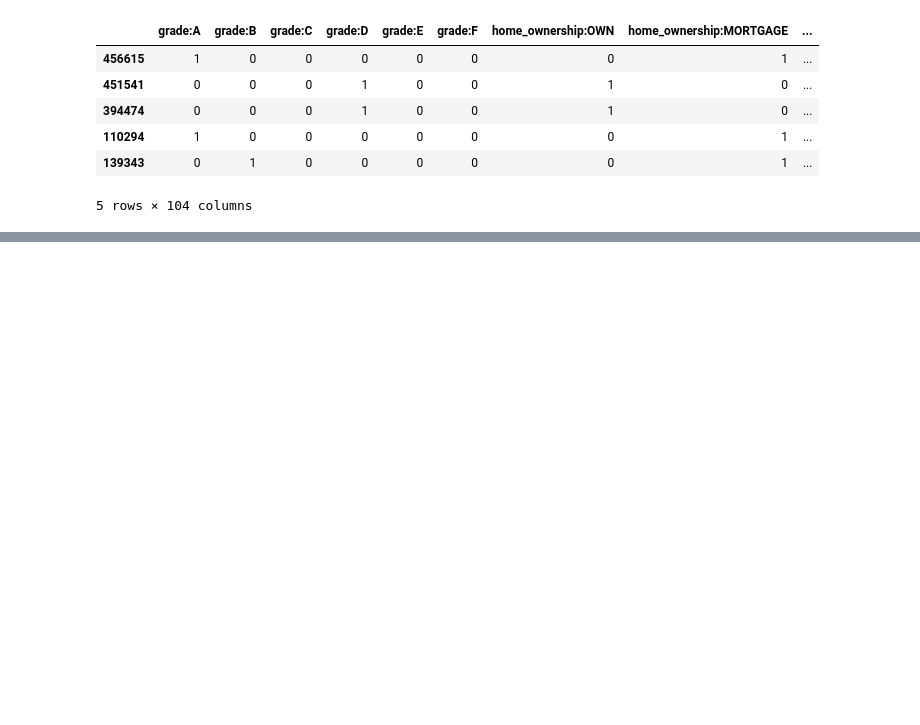
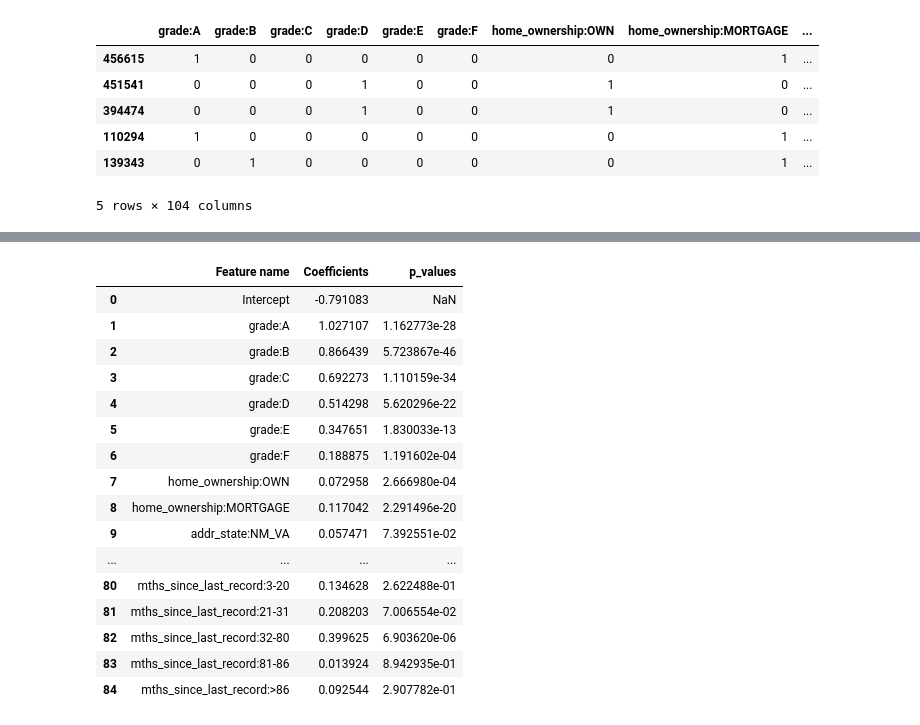
Before and after one commit to Lindah-Kima/credit_risk_modelling_python, a Jupyter notebook: PD_model_estimation.ipynb, the cells around one changed output, grey strips where cells are left out. Saved outputs shown, nothing was run; the diff lists cells and outputs as text; code cells hidden in the pictures; blank space fills up the shorter version.

```diff
--- a/PD_model_estimation.ipynb
+++ b/PD_model_estimation.ipynb
@@ -270,0 +597,3 @@ inputs_train.head()
+# %%
+inputs_train = inputs_train_with_ref_cat.drop(ref_categories, axis = 1)
+inputs_train.head()
@@ -270,0 +608,14 @@ inputs_train.head()
+# %%
+# Here we run a new model.
+reg2 = LogisticRegression_with_p_values()
+reg2.fit(inputs_train, loan_data_target_train)
+# %%
+feature_name = inputs_train.columns.values
+# %%
+# Same as above.
+summary_table = pd.DataFrame(columns = ['Feature name'], data = feature_name)
+summary_table['Coefficients'] = np.transpose(reg2.coef_)
+summary_table.index = summary_table.index + 1
+summary_table.loc[0] = ['Intercept', reg2.intercept_[0]]
+summary_table = summary_table.sort_index()
+summary_table
@@ -270,0 +640,25 @@ inputs_train.head()
+# %%
+# We add the 'p_values' here, just as we did before.
+p_values = reg2.p_values
+p_values = np.append(np.nan,np.array(p_values))
+summary_table['p_values'] = p_values
+summary_table
+# Here we get the results for our final PD model.
+# %% [output]
+|  | Feature name | Coefficients | p_values |
+| 0 | Intercept | -0.791083 | NaN |
+| 1 | grade:A | 1.027107 | 1.162773e-28 |
+| 2 | grade:B | 0.866439 | 5.723867e-46 |
+| 3 | grade:C | 0.692273 | 1.110159e-34 |
+| 4 | grade:D | 0.514298 | 5.620296e-22 |
+| 5 | grade:E | 0.347651 | 1.830033e-13 |
+| 6 | grade:F | 0.188875 | 1.191602e-04 |
+| 7 | home_ownership:OWN | 0.072958 | 2.666980e-04 |
+| 8 | home_ownership:MORTGAGE | 0.117042 | 2.291496e-20 |
+| 9 | addr_state:NM_VA | 0.057471 | 7.392551e-02 |
+| ... | ... | ... | ... |
+| 80 | mths_since_last_record:3-20 | 0.134628 | 2.622488e-01 |
+| 81 | mths_since_last_record:21-31 | 0.208203 | 7.006554e-02 |
+| 82 | mths_since_last_record:32-80 | 0.399625 | 6.903620e-06 |
+| 83 | mths_since_last_record:81-86 | 0.013924 | 8.942935e-01 |
+| 84 | mths_since_last_record:>86 | 0.092544 | 2.907782e-01 |
```
Also changed, not shown: parts of 28 cells of this notebook, 4 other files.
